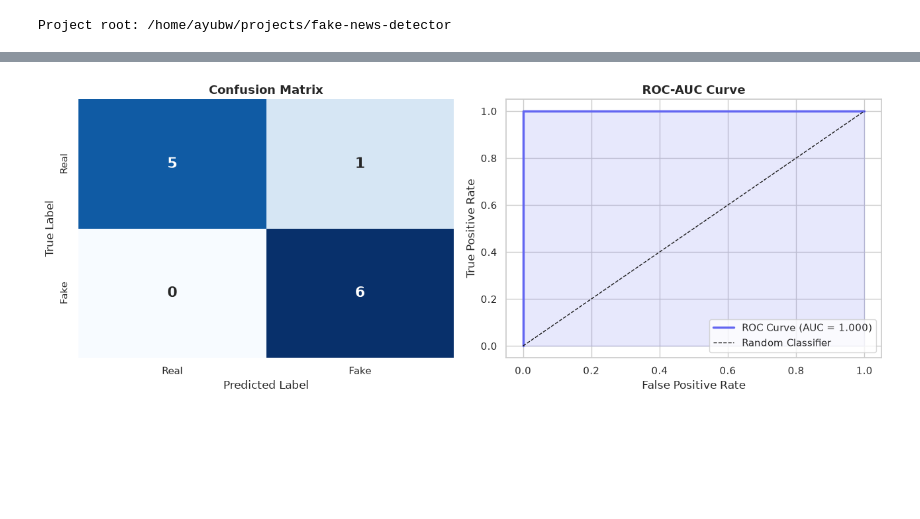
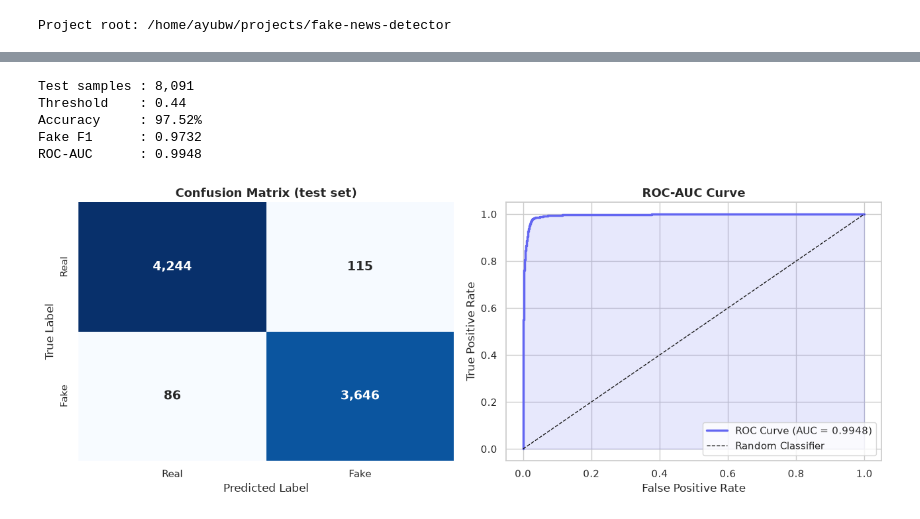
Before and after one commit to ayubwicak/fake-news-detector, a Jupyter notebook: notebooks/exploratory_data_analysis.ipynb, the cells around one changed output, grey strips where cells are left out. Saved outputs shown, nothing was run; the diff lists cells and outputs as text; code cells hidden in the pictures; blank space fills up the shorter version.

Commit message:
feat: 40k dataset, leakage-free pipeline, threshold tuning, model comparison

```diff
--- a/notebooks/exploratory_data_analysis.ipynb
+++ b/notebooks/exploratory_data_analysis.ipynb
@@ -94,12 +140,11 @@ Membandingkan jumlah kata per artikel antara berita asli dan palsu. Perbedaan di
 # %%
 df['word_count'] = df['clean_text'].str.split().str.len()
-df['char_count'] = df['clean_text'].str.len()
 
 fig, axes = plt.subplots(1, 2, figsize=(13, 4))
 
 for label, color, name in [(0, '#10b981', 'Real'), (1, '#f43f5e', 'Fake')]:
     subset = df[df['label'] == label]['word_count']
-    axes[0].hist(subset, bins=12, alpha=0.6, color=color, label=name)
+    axes[0].hist(subset, bins=40, alpha=0.6, color=color, label=name)
 axes[0].set_title('Word Count Distribution by Class', fontsize=13, fontweight='bold')
 axes[0].set_xlabel('Words per article')
 axes[0].set_ylabel('Frequency')
@@ -212,27 +228,55 @@ ROC-AUC  : 1.0000
+# %%
+import json
+
+# Recreate the exact same stratified split used in training
+train_df, test_df = train_test_split(
+    df, test_size=0.20, random_state=42, stratify=df['label']
+)
+
+tfidf = joblib.load('models/vectorizer.pkl')
+model = joblib.load('models/model.pkl')
+
+with open('models/threshold.json') as f:
+    threshold = json.load(f)['threshold']
+
+X_test = tfidf.transform(test_df['clean_text'])
+y_test = test_df['label'].values
+proba = model.predict_proba(X_test)[:, 1]
+y_pred = (proba >= threshold).astype(int)
+
+print(f'Test samples : {len(test_df):,}')
+print(f'Threshold    : {threshold:.2f}')
+print(f'Accuracy     : {accuracy_score(y_test, y_pred):.2%}')
+print(f'Fake F1      : {f1_score(y_test, y_pred, pos_label=1):.4f}')
+print(f'ROC-AUC      : {roc_auc_score(y_test, proba):.4f}')
+# %% [output]
+Test samples : 8,091
+Threshold    : 0.44
+Accuracy     : 97.52%
+Fake F1      : 0.9732
+ROC-AUC      : 0.9948
 # %%
 fig, axes = plt.subplots(1, 2, figsize=(13, 5))
 
-# Confusion Matrix
 cm = confusion_matrix(y_test, y_pred)
-sns.heatmap(cm, annot=True, fmt='d', cmap='Blues', cbar=False,
+sns.heatmap(cm, annot=True, fmt=',d', cmap='Blues', cbar=False,
             xticklabels=['Real', 'Fake'], yticklabels=['Real', 'Fake'],
-            annot_kws={'size': 16, 'fontweight': 'bold'}, ax=axes[0])
-axes[0].set_title('Confusion Matrix', fontsize=13, fontweight='bold')
+            annot_kws={'size': 14, 'fontweight': 'bold'}, ax=axes[0])
+axes[0].set_title('Confusion Matrix (test set)', fontsize=13, fontweight='bold')
 axes[0].set_xlabel('Predicted Label')
 axes[0].set_ylabel('True Label')
 
-# ROC Curve
-fpr, tpr, _ = roc_curve(y_test, y_prob)
-auc = roc_auc_score(y_test, y_prob)
-axes[1].plot(fpr, tpr, color='#6366f1', lw=2.5, label=f'ROC Curve (AUC = {auc:.3f})')
+fpr, tpr, _ = roc_curve(y_test, proba)
+auc = roc_auc_score(y_test, proba)
+axes[1].plot(fpr, tpr, color='#6366f1', lw=2.5, label=f'ROC Curve (AUC = {auc:.4f})')
 axes[1].plot([0, 1], [0, 1], 'k--', lw=1, label='Random Classifier')
 axes[1].fill_between(fpr, tpr, alpha=0.15, color='#6366f1')
 axes[1].set_title('ROC-AUC Curve', fontsize=13, fontweight='bold')
 axes[1].set_xlabel('False Positive Rate')
 axes[1].set_ylabel('True Positive Rate')
 axes[1].legend(loc='lower right')
 
 plt.tight_layout()
 plt.show()
 # %% [output]
-[figure, old version]
+[figure, new version]
```
Also changed, not shown: parts of 21 cells of this notebook, 12 other files.
